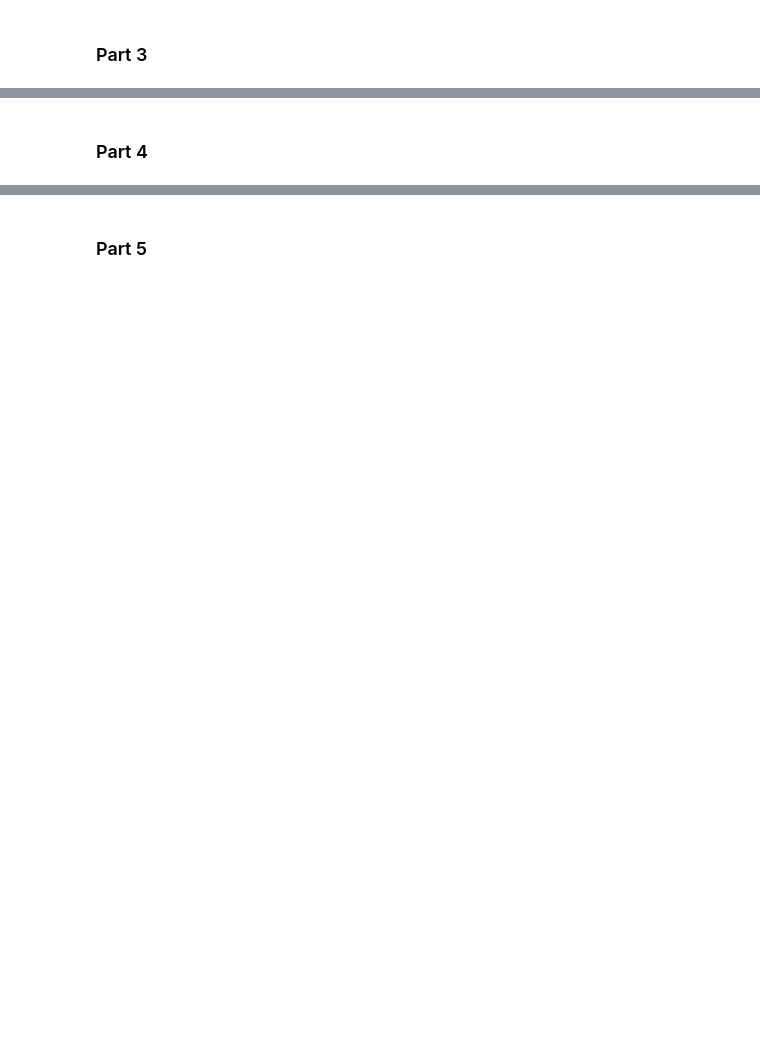
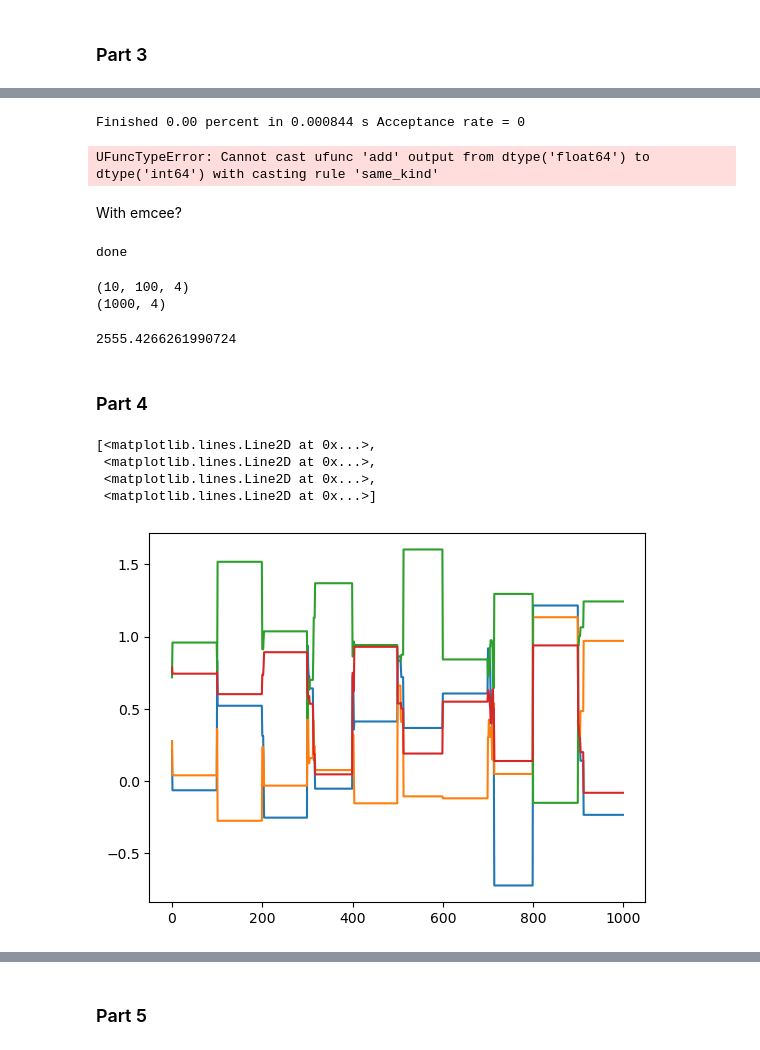
Before and after one commit to VanderbiltAstronomy/astr_8070_s24, a Jupyter notebook: coursework/student_folders/Ryan_Nowicki/vu_astr8070_s24_hw5_RyanNowicki.ipynb, the cells around one changed output, grey strips where cells are left out. Saved outputs shown, nothing was run; the diff lists cells and outputs as text; code cells hidden in the pictures; blank space fills up the shorter version.

```diff
--- a/coursework/student_folders/Ryan_Nowicki/vu_astr8070_s24_hw5_RyanNowicki.ipynb
+++ b/coursework/student_folders/Ryan_Nowicki/vu_astr8070_s24_hw5_RyanNowicki.ipynb
@@ -201,0 +233,16 @@ sampler = ptmcmc(ndim, logLikelihood, logPrior, cov,    #number of dimensions, l
+# %%
+# now to run the sampler for N steps
+N = 3e4 #30000 steps
+x0 = np.array([10, 5, 50, -3]) #array of initial guesses for b, A, t0, alpha
+
+#sampling!
+sampler.sample(x0, N,
+               SCAMweight=30, #Weight of SCAM jumps in overall jump cycle; SCAM=Single COmponent Adaptive
+               AMweight=15,   #Weight of AM jumps in overall jump cycle  ; AM=Adaptive Jump
+               DEweight=50    #Weight of DE jumps in overall jump cycle  ; DE=Differential Evolution Jump
+               )                #Thank you NANOGrav PTMCMC Github or having clean and informative code <3
+# %% [output]
+Finished 0.00 percent in 0.000844 s Acceptance rate = 0
+UFuncTypeError: Cannot cast ufunc 'add' output from dtype('float64') to dtype('int64') with casting rule 'same_kind'
+# %% [markdown]
+With emcee?
@@ -202,2 +251,54 @@ sampler = ptmcmc(ndim, logLikelihood, logPrior, cov,    #number of dimensions, l
+# %%
+ndim = 4  # number of parameters in the model
+nwalkers = 10  # number of MCMC walkers
+burnin = 0  # "burn-in" period to let chains stabilize
+nsteps = 100  # number of MCMC steps to take **for each walker**
+
+# initialize theta
+#np.random.seed(0)
+starting_guesses = np.random.random((nwalkers, ndim))
+#print(starting_guesses)
+
+#defining log posterior
+def logPost(theta,data=data,model=exp_burst_fit):
+    return logL(theta,data,model) * logPrior(theta)
+
+# the function call where all the work happens:
+sampler = emcee.EnsembleSampler(nwalkers, ndim, logPost, args=[data, exp_burst_fit], a=0.1);
+sampler.run_mcmc(starting_guesses, nsteps);
+
+# sampler.chain is of shape (nwalkers, nsteps, ndim)
+# throw-out the burn-in points and reshape:
+emcee_trace  = sampler.chain[:, burnin:, :].reshape(-1, ndim);
+
+print("done")
+# %% [output]
+done
+# %%
+print(sampler.chain.shape) #original chain structure
+print(emcee_trace.shape) #burned and flattened chain
+# %% [output]
+(10, 100, 4)
+(1000, 4)
+# %%
+#plotting log posterior
+print(logPost([10,5,50,-3]))
+# %% [output]
+2555.4266261990724
 # %% [markdown]
 ### Part 4
+# %%
+#Perform an appropriate check to burn-in your chain, and thin the chain by selecting only points every auto-correlation length.
+# If you are left with a small number of samples after thinning then you may need to run your MCMC for longer in (3).
+
+#defining chain
+chain_emcee1000 = emcee_trace
+# %%
+#plotting chains
+plt.plot(chain_emcee1000)
+# %% [output]
+[<matplotlib.lines.Line2D at 0x...>,
+ <matplotlib.lines.Line2D at 0x...>,
+ <matplotlib.lines.Line2D at 0x...>,
+ <matplotlib.lines.Line2D at 0x...>]
+[figure, added]
```
Also changed, not shown: parts of 32 cells of this notebook.
